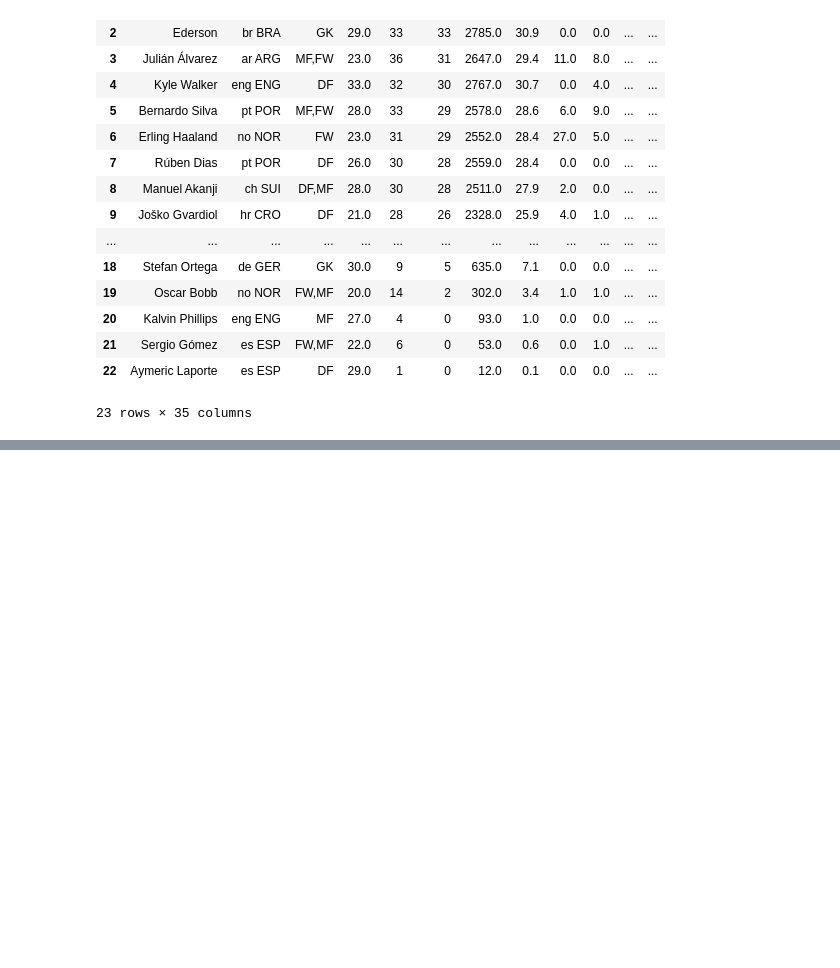
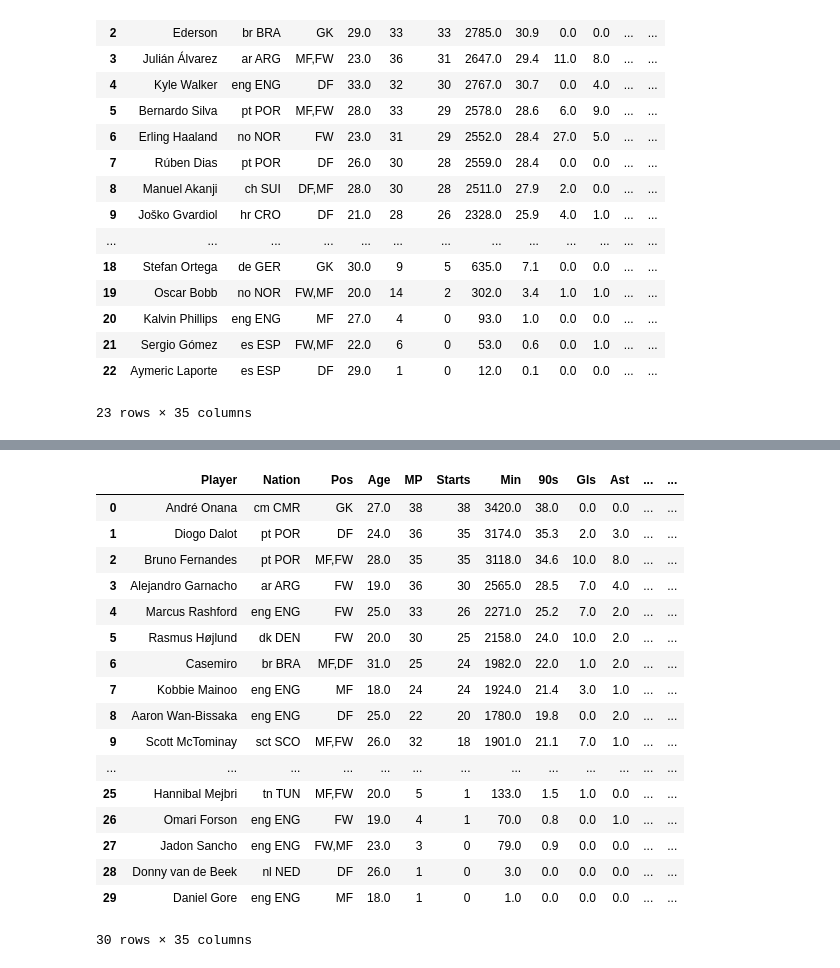
Before and after one commit to Qu1te-a-nice-guy/Football_stats, a Jupyter notebook: NB_1.ipynb, the cells around one changed output, grey strips where cells are left out. Cells and saved outputs as stored; diff of their text form; code cells hidden in the pictures; blank space fills up the shorter version.

```diff
--- a/NB_1.ipynb
+++ b/NB_1.ipynb
@@ -139,0 +109,37 @@ array(['Manchester City', 'Liverpool', 'Arsenal', 'Chelsea',
+# %%
+united2=df2.loc[df2['team']=='Man Utd',['name', 'now_cost','web_name']]
+
+# Create a new column 'final_name' starting with the 'name' column
+united2['final_name'] = united2['name']
+
+# Manually swap for specific players
+united2.loc[united2['name'] == 'Antony Matheus dos Santos', 'final_name'] = united2['web_name']
+united2.loc[united2['name'] == 'Carlos Henrique Casimiro', 'final_name'] = united2['web_name']
+united2.loc[united2['name'] == 'Bruno Borges Fernandes', 'final_name'] = united2['web_name']
+united2.loc[united2['name'] == 'Diogo Dalot Teixeira', 'final_name'] = united2['web_name']
+united2.loc[united2['name'] == 'Facundo Pellistri Rebollo', 'final_name'] = united2['web_name']
+
+united2f=united2.loc[df2['team']=='Man Utd',['final_name', 'now_cost']]
+united2f.rename(columns={'final_name':'Player'}, inplace=True)
+# %%
+united_final=united1.merge(united2f, on='Player', how='inner')
+united_final
+# %% [output]
+|  | Player | Nation | Pos | Age | MP | Starts | Min | 90s | Gls | Ast | ... | ... |
+| 0 | André Onana | cm CMR | GK | 27.0 | 38 | 38 | 3420.0 | 38.0 | 0.0 | 0.0 | ... | ... |
+| 1 | Diogo Dalot | pt POR | DF | 24.0 | 36 | 35 | 3174.0 | 35.3 | 2.0 | 3.0 | ... | ... |
+| 2 | Bruno Fernandes | pt POR | MF,FW | 28.0 | 35 | 35 | 3118.0 | 34.6 | 10.0 | 8.0 | ... | ... |
+| 3 | Alejandro Garnacho | ar ARG | FW | 19.0 | 36 | 30 | 2565.0 | 28.5 | 7.0 | 4.0 | ... | ... |
+| 4 | Marcus Rashford | eng ENG | FW | 25.0 | 33 | 26 | 2271.0 | 25.2 | 7.0 | 2.0 | ... | ... |
+| 5 | Rasmus Højlund | dk DEN | FW | 20.0 | 30 | 25 | 2158.0 | 24.0 | 10.0 | 2.0 | ... | ... |
+| 6 | Casemiro | br BRA | MF,DF | 31.0 | 25 | 24 | 1982.0 | 22.0 | 1.0 | 2.0 | ... | ... |
+| 7 | Kobbie Mainoo | eng ENG | MF | 18.0 | 24 | 24 | 1924.0 | 21.4 | 3.0 | 1.0 | ... | ... |
+| 8 | Aaron Wan-Bissaka | eng ENG | DF | 25.0 | 22 | 20 | 1780.0 | 19.8 | 0.0 | 2.0 | ... | ... |
+| 9 | Scott McTominay | sct SCO | MF,FW | 26.0 | 32 | 18 | 1901.0 | 21.1 | 7.0 | 1.0 | ... | ... |
+| ... | ... | ... | ... | ... | ... | ... | ... | ... | ... | ... | ... | ... |
+| 25 | Hannibal Mejbri | tn TUN | MF,FW | 20.0 | 5 | 1 | 133.0 | 1.5 | 1.0 | 0.0 | ... | ... |
+| 26 | Omari Forson | eng ENG | FW | 19.0 | 4 | 1 | 70.0 | 0.8 | 0.0 | 1.0 | ... | ... |
+| 27 | Jadon Sancho | eng ENG | FW,MF | 23.0 | 3 | 0 | 79.0 | 0.9 | 0.0 | 0.0 | ... | ... |
+| 28 | Donny van de Beek | nl NED | DF | 26.0 | 1 | 0 | 3.0 | 0.0 | 0.0 | 0.0 | ... | ... |
+| 29 | Daniel Gore | eng ENG | MF | 18.0 | 1 | 0 | 1.0 | 0.0 | 0.0 | 0.0 | ... | ... |
+30 rows × 35 columns
```
Also changed, not shown: parts of 12 cells of this notebook, 1 other file.
